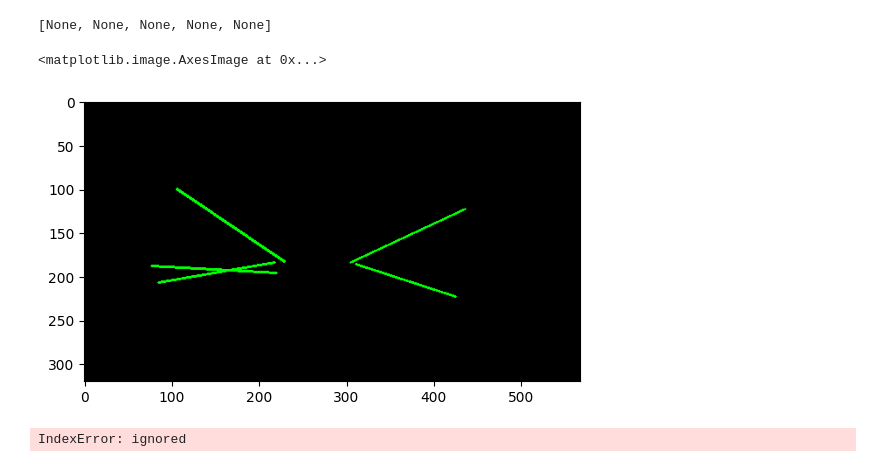
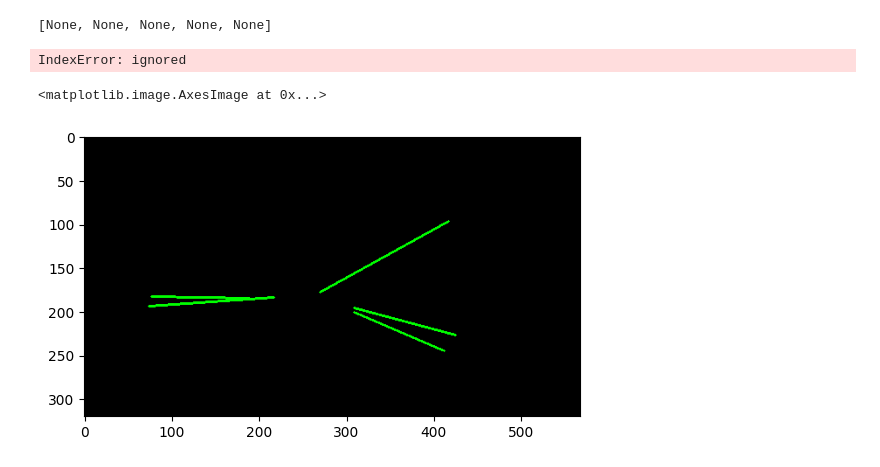
Before and after one commit to itberrios/CV_projects, a Jupyter notebook: fan_track.ipynb, the cells around one changed output. Cells and saved outputs as stored; diff of their text form; code cells hidden in the pictures.

```diff
--- a/fan_track.ipynb
+++ b/fan_track.ipynb
@@ -379,7 +394,7 @@ def draw(image, lines):
 def get_lines(_lines):
     lines = []
     for i, line in enumerate(_lines):
-        lines.append(Line(line[0], id_num=i))
+        lines.append(Line(line[0]))
     return lines
 # %%
 frame = frames[0]
@@ -441,6 +452,14 @@ ax[1].set_title('Frame 2');
 [figure]
 # %%
 def associate(detections, trackers, cost_thresh=100):
+    """ Obtains indices for matched, unmatched and new detections """
+
+    # compute cost matrix
+    cost_matrix = get_cost_mat(detections, trackers)
+
+    # get matches
+    matched_indices = linear_assignment(cost_matrix)
+
     unmatched_detections = []
     for d, det in enumerate(detections):
       if(d not in matched_indices[:,0]):
@@ -454,7 +473,7 @@ def associate(detections, trackers, cost_thresh=100):
     #filter out matched with high cost
     matches = []
     for m in matched_indices:
-      if(cost_mat[m[0], m[1]] > cost_thresh):
+      if(cost_matrix[m[0], m[1]] > cost_thresh):
         unmatched_detections.append(m[0])
         unmatched_trackers.append(m[1])
       else:
@@ -470,13 +489,17 @@ from copy import deepcopy
 
 
 min_hits = 0
-max_age = 5
+max_age = 1
 frame_count = 5
 # %%
+Line.reset_count(Line)
+
 frame = frames[0]
 trackers = get_hough_lines(frame)
 line_trackers = get_lines(trackers)
 history = [line_trackers] # ??
+
+stored_tracks = []
 
 for i in range(1, len(frames)):
     frame = frames[i]
@@ -488,9 +511,6 @@ for i in range(1, len(frames)):
     detections = get_hough_lines(frame)
     # curr_lines = get_lines(_curr_lines)
 
-    # get matches
-    cost_mat = get_cost_mat(detections, trackers)
-    matched_indices = linear_assignment(cost_mat)
 
     # prev_matched_lines = prev_lines[match_indexes[:, 0]]
     # matched_lines = curr_lines[match_indexes[:, 1]]
@@ -501,24 +521,38 @@ for i in range(1, len(frames)):
     #     prev_lines[m1].update(_curr_lines[m2][0])
     #     curr_lines.append(prev_lines[m1])
 
+    trackers = []
+    for trk in line_trackers:
+        trk.predict()
+        trackers.append(trk())
+
+
     matched, unmatched_dets, unmatched_trackers = associate(detections, trackers)
 
+
+    # update tracks with new detections
     for m in matched:
         line_trackers[m[1]].update(detections[m[0], :][0])
+        line_trackers[m[1]].frame_idx = i
 
+    # new detections
     for i in unmatched_dets:
         trk = Line(detections[i,:][0])
         line_trackers.append(trk)
+
     j = len(line_trackers)
     for trk in reversed(line_trackers):
+        j -= 1
         # remove dead tracklet
         if(trk.time_since_update > max_age):
-          line_trackers.pop(j)
-
+            stored_tracks.append(line_trackers.pop(j))
 
 
     # prep for next iteration
-    trackers = [trk() for trk in line_trackers]
+    # trackers = []
+    # for trk in line_trackers:
+    #     trackers.append(trk())
+
 
     # print(STOP)
     # matches.append(curr_lines)
@@ -559,12 +604,12 @@ prev_lines
 [None, None, None, None, None]
 # %%
 canvas = np.zeros_like(frame)
+# %%
+plt.imshow(draw_lines_green(canvas, stored_tracks[25].position_history[11][None, None, ...]))
+# %% [output]
+IndexError: ignored
 # %%
-plt.imshow(draw_lines_green(canvas, line_trackers[0].position_history[400][None, None, ...]))
+plt.imshow(draw_lines_green(canvas, stored_tracks[0].position_history[0][None, None, ...]))
 # %% [output]
 <matplotlib.image.AxesImage at 0x...>
-[figure, old version]
+[figure, new version]
-# %%
-plt.imshow(draw_lines_green(canvas, line_trackers[5].position_history[0][None, None, ...]))
-# %% [output]
-IndexError: ignored
```
Also changed, not shown: parts of 12 cells of this notebook.
